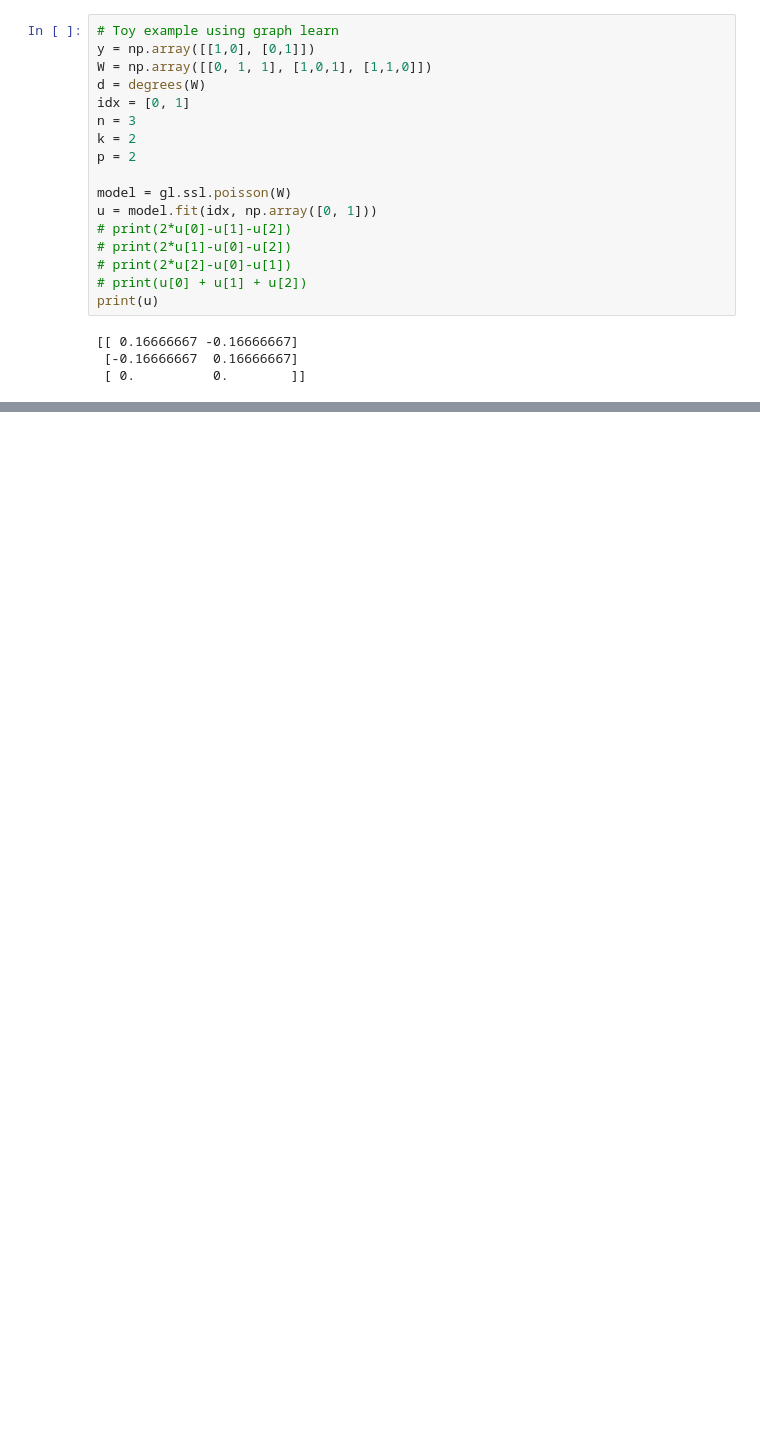
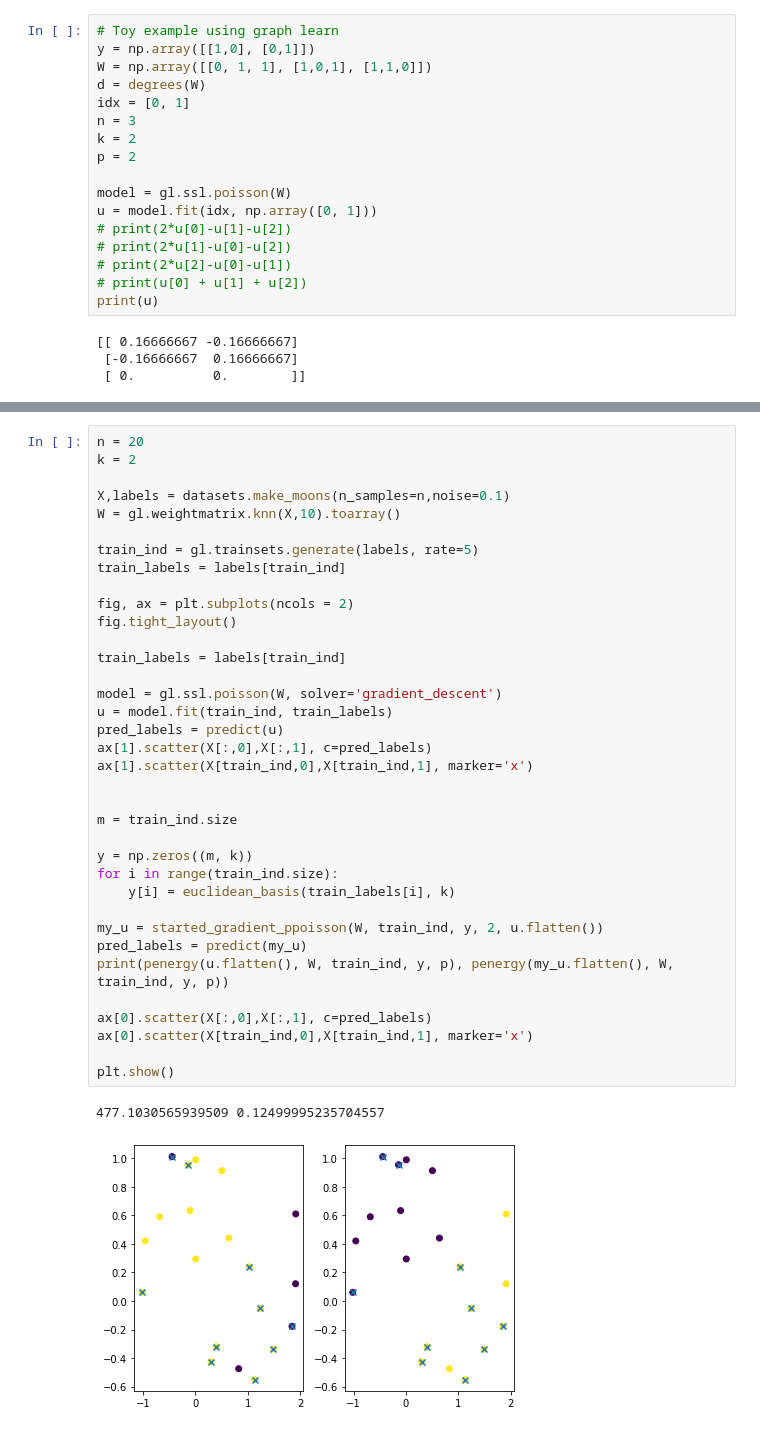
Before and after one commit to gstamatiou/optimal-classification, a Jupyter notebook: ppoison.ipynb, the cells around one changed output, grey strips where cells are left out. Saved outputs shown, nothing was run; the diff lists cells and outputs as text; blank space fills up the shorter version.

```diff
--- a/ppoison.ipynb
+++ b/ppoison.ipynb
@@ -185,0 +314,39 @@ Accuracy: 100.00%
+# %%
+n = 20
+k = 2
+
+X,labels = datasets.make_moons(n_samples=n,noise=0.1)
+W = gl.weightmatrix.knn(X,10).toarray()
+
+train_ind = gl.trainsets.generate(labels, rate=5)
+train_labels = labels[train_ind]
+
+fig, ax = plt.subplots(ncols = 2)
+fig.tight_layout()
+
+train_labels = labels[train_ind]
+
+model = gl.ssl.poisson(W, solver='gradient_descent')
+u = model.fit(train_ind, train_labels)
+pred_labels = predict(u)
+ax[1].scatter(X[:,0],X[:,1], c=pred_labels)
+ax[1].scatter(X[train_ind,0],X[train_ind,1], marker='x')
+
+
+m = train_ind.size
+
+y = np.zeros((m, k))
+for i in range(train_ind.size):
+    y[i] = euclidean_basis(train_labels[i], k)
+
+my_u = started_gradient_ppoisson(W, train_ind, y, 2, u.flatten())
+pred_labels = predict(my_u)
+print(penergy(u.flatten(), W, train_ind, y, p), penergy(my_u.flatten(), W, train_ind, y, p))
+
+ax[0].scatter(X[:,0],X[:,1], c=pred_labels)
+ax[0].scatter(X[train_ind,0],X[train_ind,1], marker='x')
+
+plt.show()
+# %% [output]
+477.1030565939509 0.12499995235704557
+[figure, added]
```
Also changed, not shown: parts of 8 cells of this notebook.
